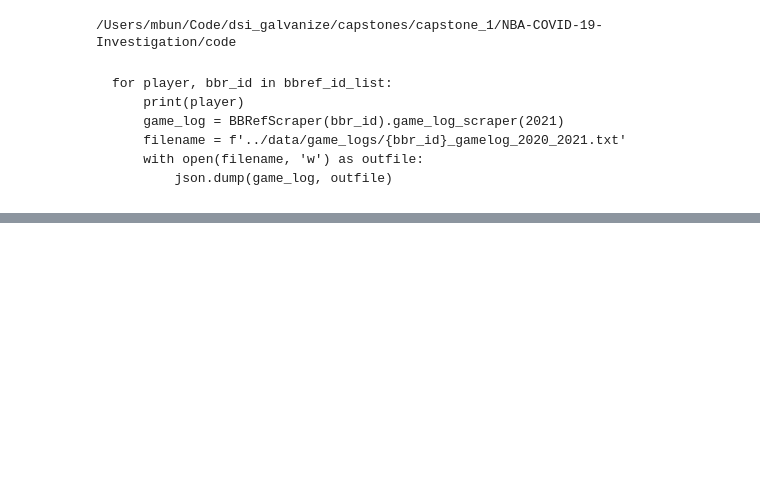
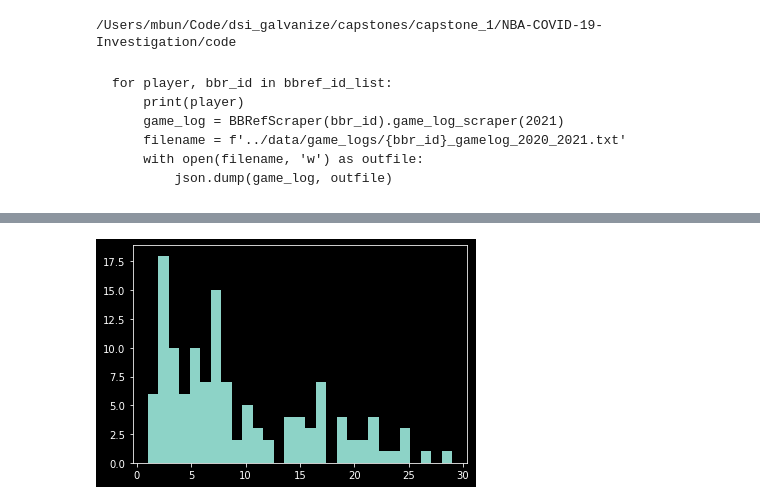
Before and after one commit to MLvtt/NBA-COVID-19-Investigation, a Jupyter notebook: code/eda.ipynb, the cells around one changed output, grey strips where cells are left out. Drawn from its saved outputs; the diff is of its cells as text; code cells hidden in the pictures; blank space fills up the shorter version.

```diff
--- a/code/eda.ipynb
+++ b/code/eda.ipynb
@@ -189,0 +242,8 @@ counts = gby_player.count()
+# %%
+df_main_dates = pd.merge(df_main, df_return, how='left', left_on=['Date', 'BBRef_ID'], right_on=['out_date', 'bbrid']).drop(['bbrid', 'out_date'], axis=1).dropna()
+df_main_dates['Days_Out'] = df_main_dates['Return_Date'] - df_main_dates['Date']
+df_min_games = df_main_dates[np.logical_and(df_main_dates['Games_Before'] >= 5, df_main_dates['Games_After'] >= 5)].copy()
+df_min_games['MP_Diff'] = df_min_games['MP_5_After'] - df_min_games['MP_5_Before']
+df_min_games['GmSc_Diff'] = df_min_games['GmSc_5_After'] - df_min_games['GmSc_5_Before']
+df_min_games['GmSc/MP_Diff'] = df_min_games['GmSc/MP_5_After'] - df_min_games['GmSc/MP_5_Before']
+df_min_games
@@ -189,0 +264,4 @@ counts = gby_player.count()
+# %%
+plt.hist(df_min_games['Days_Out'].dt.days, bins=29)
+df_min_games['Days_Out'].describe()
+# %% [output]
@@ -189,0 +277 @@ counts = gby_player.count()
+[figure, added]
```
Also changed, not shown: parts of 42 cells of this notebook, 12 other files.
